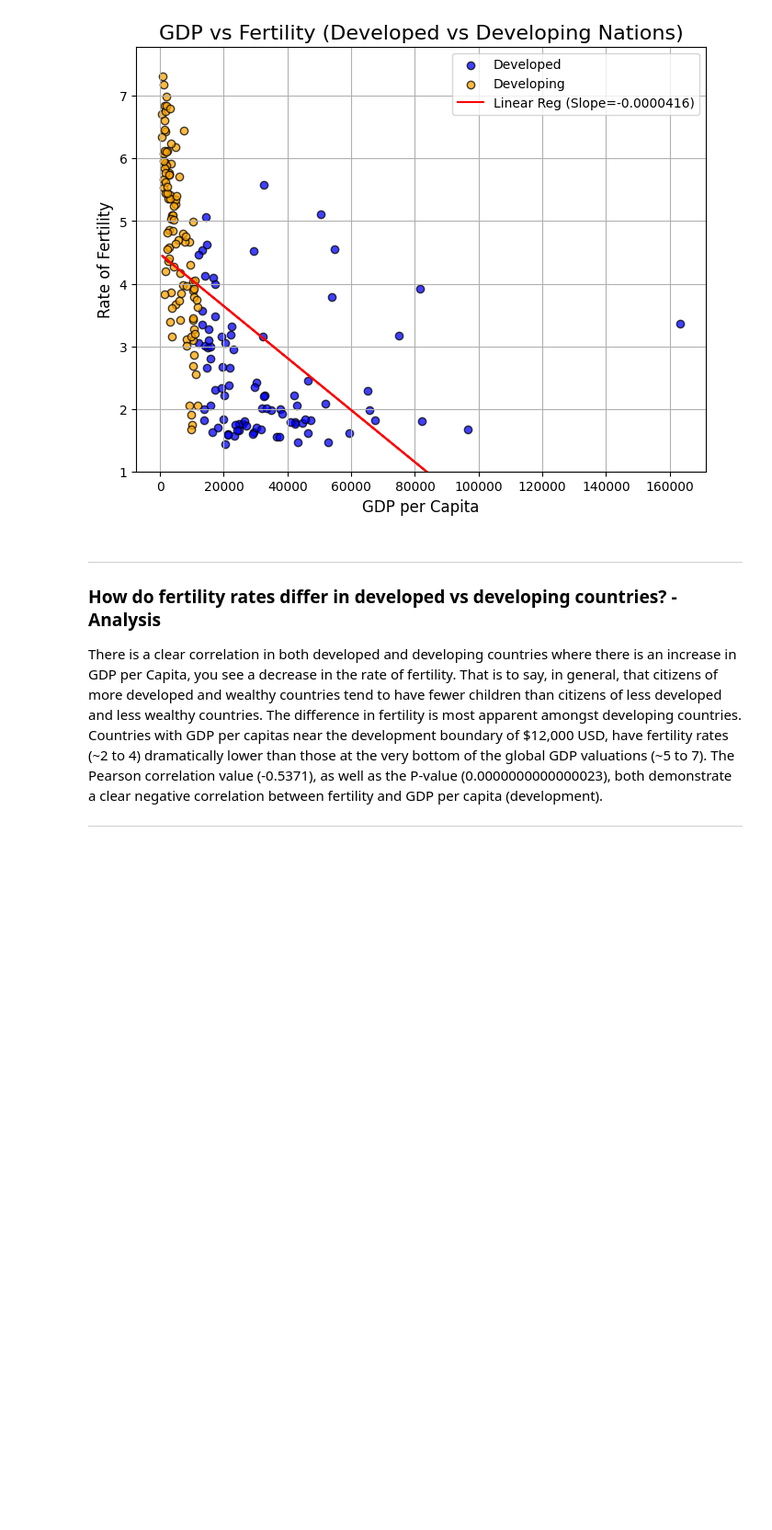
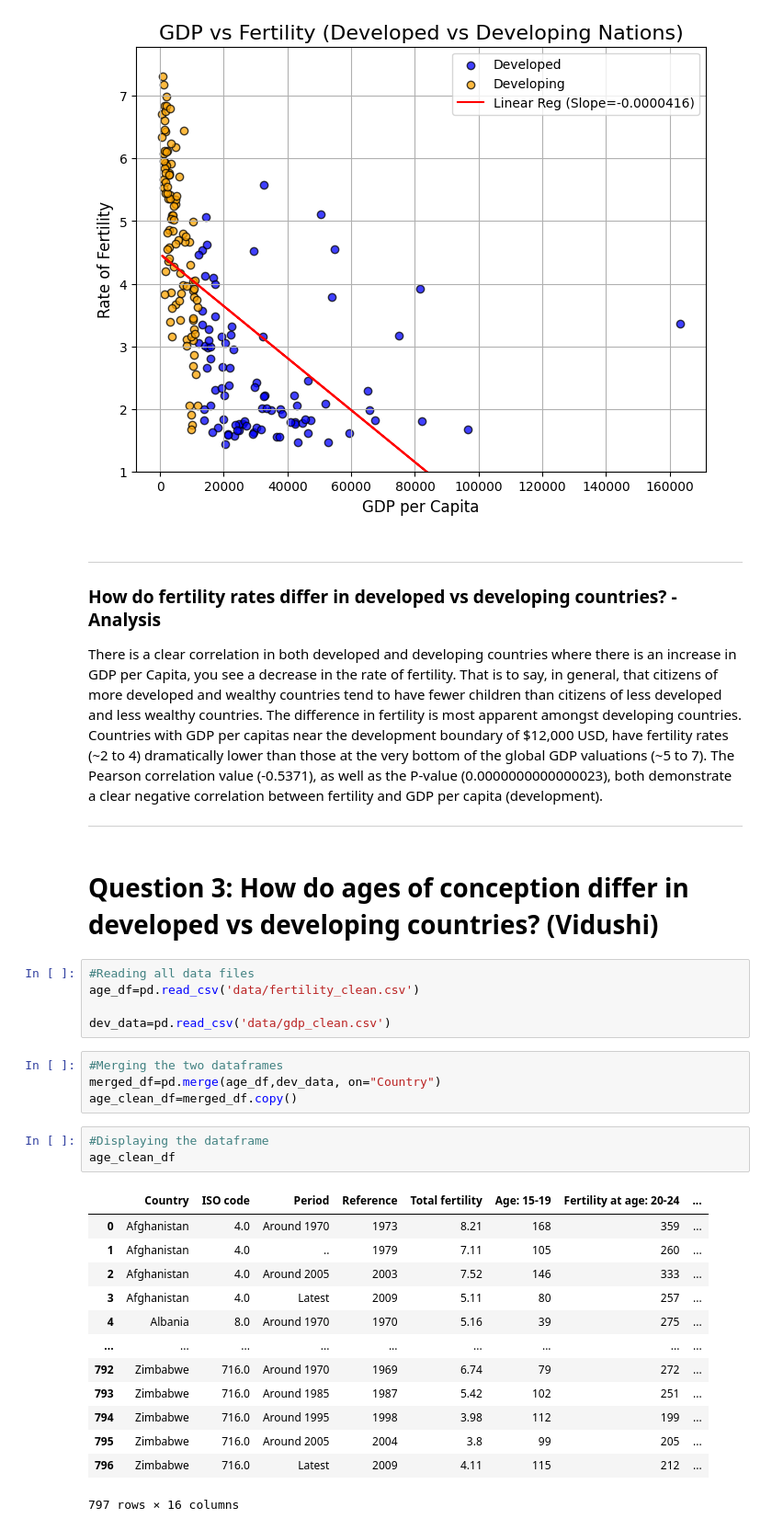
Before and after one commit to AidanDavid/development_vs_fertility, a Jupyter notebook: main.ipynb, the cells around one changed output. Shown at 92% size. Cells and saved outputs as stored; diff of their text form; blank space fills up the shorter version.

Commit message:
Aidan and Vidushi code together

```diff
--- a/main.ipynb
+++ b/main.ipynb
@@ -356,3 +359,31 @@ P-value: 0.0000000000000023
 There is a clear correlation in both developed and developing countries where there is an increase in GDP per Capita, you see a decrease in the rate of fertility. That is to say, in general, that citizens of more developed and wealthy countries tend to have fewer children than citizens of less developed and less wealthy countries. The difference in fertility is most apparent amongst developing countries. Countries with GDP per capitas near the development boundary of $12,000 USD, have fertility rates (~2 to 4) dramatically lower than those at the very bottom of the global GDP valuations (~5 to 7). The Pearson correlation value (-0.5371), as well as the P-value (0.0000000000000023), both demonstrate a clear negative correlation between fertility and GDP per capita (development).
 
 ---
+# %% [markdown]
+# Question 3: How do ages of conception differ in developed vs developing countries? (Vidushi)
+# %%
+#Reading all data files
+age_df=pd.read_csv('data/fertility_clean.csv')
+
+dev_data=pd.read_csv('data/gdp_clean.csv')
+# %%
+#Merging the two dataframes
+merged_df=pd.merge(age_df,dev_data, on="Country")
+age_clean_df=merged_df.copy()
+# %%
+#Displaying the dataframe
+age_clean_df
+# %% [output]
+|  | Country | ISO code | Period | Reference | Total fertility | Age: 15-19 | Fertility at age: 20-24 | ... |
+| 0 | Afghanistan | 4.0 | Around 1970 | 1973 | 8.21 | 168 | 359 | ... |
+| 1 | Afghanistan | 4.0 | .. | 1979 | 7.11 | 105 | 260 | ... |
+| 2 | Afghanistan | 4.0 | Around 2005 | 2003 | 7.52 | 146 | 333 | ... |
+| 3 | Afghanistan | 4.0 | Latest | 2009 | 5.11 | 80 | 257 | ... |
+| 4 | Albania | 8.0 | Around 1970 | 1970 | 5.16 | 39 | 275 | ... |
+| ... | ... | ... | ... | ... | ... | ... | ... | ... |
+| 792 | Zimbabwe | 716.0 | Around 1970 | 1969 | 6.74 | 79 | 272 | ... |
+| 793 | Zimbabwe | 716.0 | Around 1985 | 1987 | 5.42 | 102 | 251 | ... |
+| 794 | Zimbabwe | 716.0 | Around 1995 | 1998 | 3.98 | 112 | 199 | ... |
+| 795 | Zimbabwe | 716.0 | Around 2005 | 2004 | 3.8 | 99 | 205 | ... |
+| 796 | Zimbabwe | 716.0 | Latest | 2009 | 4.11 | 115 | 212 | ... |
+797 rows × 16 columns
```
Also changed, not shown: parts of 28 cells of this notebook, 4 other files.
